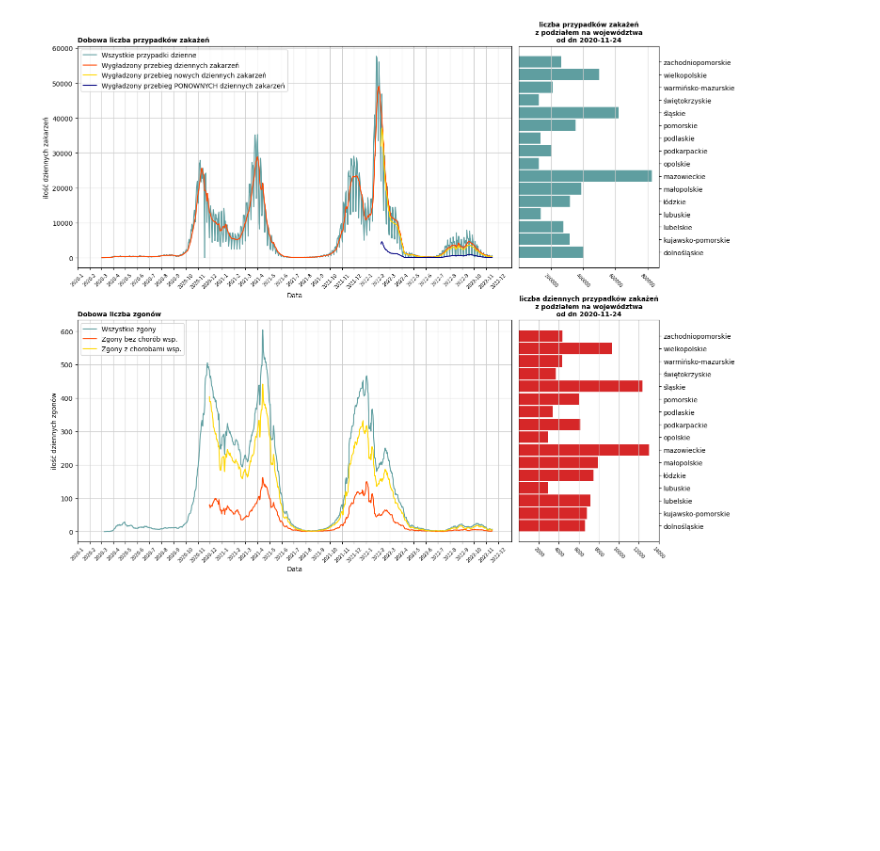
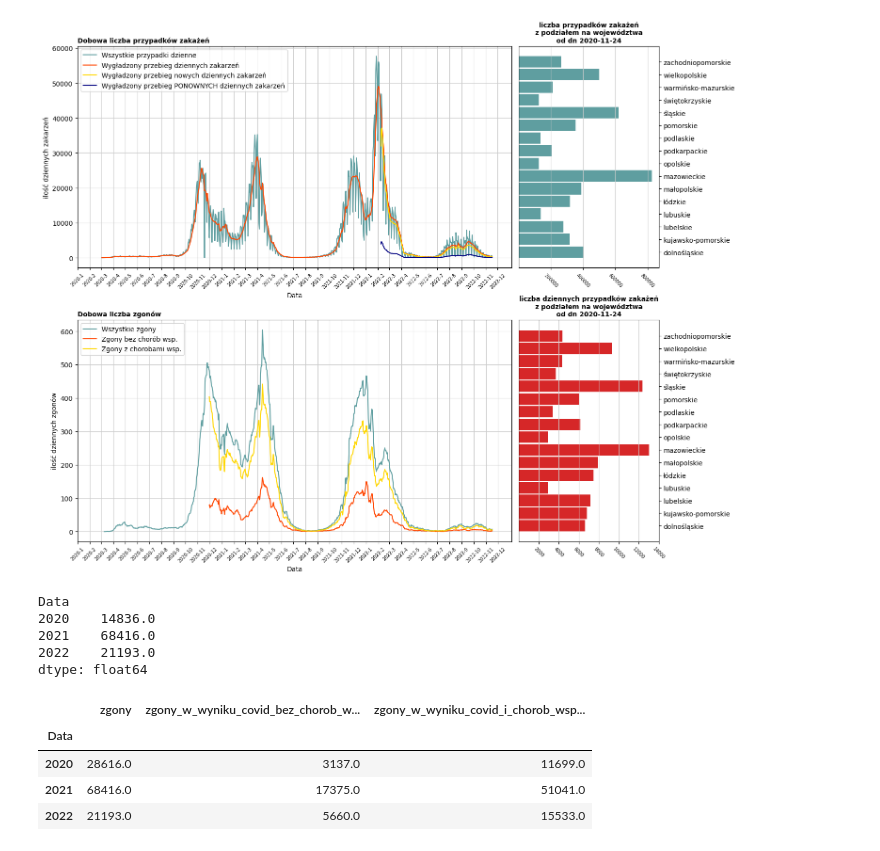
Before and after one commit to ninj4i/kowidowe, a Jupyter notebook: kowidowe.ipynb, the cells around one changed output. Drawn from its saved outputs; the diff is of its cells as text; code cells hidden in the pictures; blank space fills up the shorter version.

```diff
--- a/kowidowe.ipynb
+++ b/kowidowe.ipynb
@@ -156,3 +156,19 @@ plt.tight_layout()
 plt.show()
 # %% [output]
 [figure]
+# %%
+zgony1.iloc[:,2:4].groupby(zgony1['Data'].dt.year).sum().sum(axis=1)
+# %% [output]
+Data
+2020    14836.0
+2021    68416.0
+2022    21193.0
+dtype: float64
+# %%
+zgony1.groupby(zgony1['Data'].dt.year).sum()
+# %% [output]
+|  | zgony | zgony_w_wyniku_covid_bez_chorob_w... | zgony_w_wyniku_covid_i_chorob_wsp... |
+| Data |  |  |  |
+| 2020 | 28616.0 | 3137.0 | 11699.0 |
+| 2021 | 68416.0 | 17375.0 | 51041.0 |
+| 2022 | 21193.0 | 5660.0 | 15533.0 |
```
Also changed, not shown: 5 other files.
